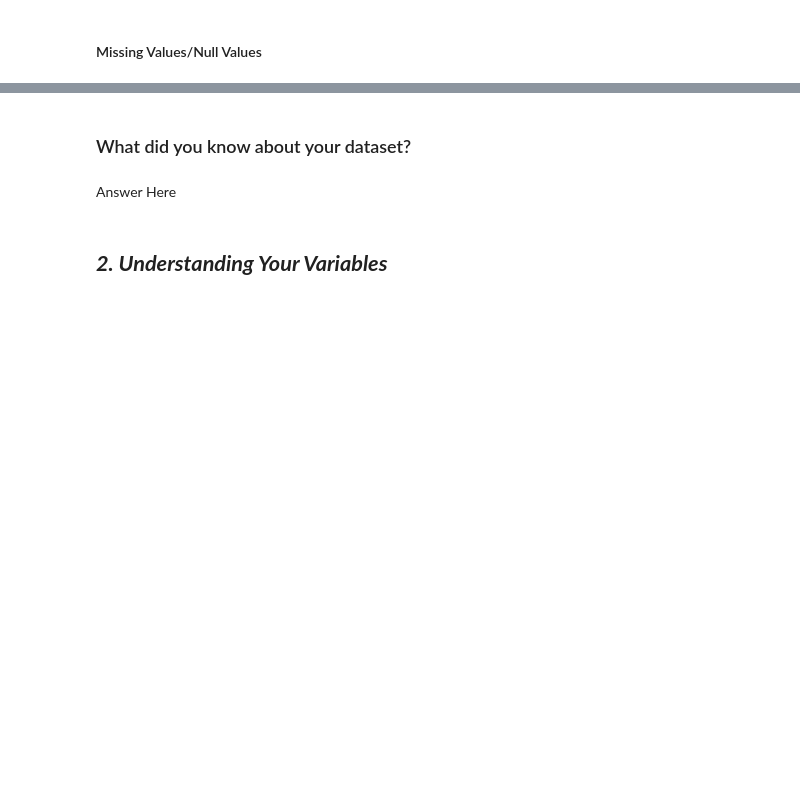
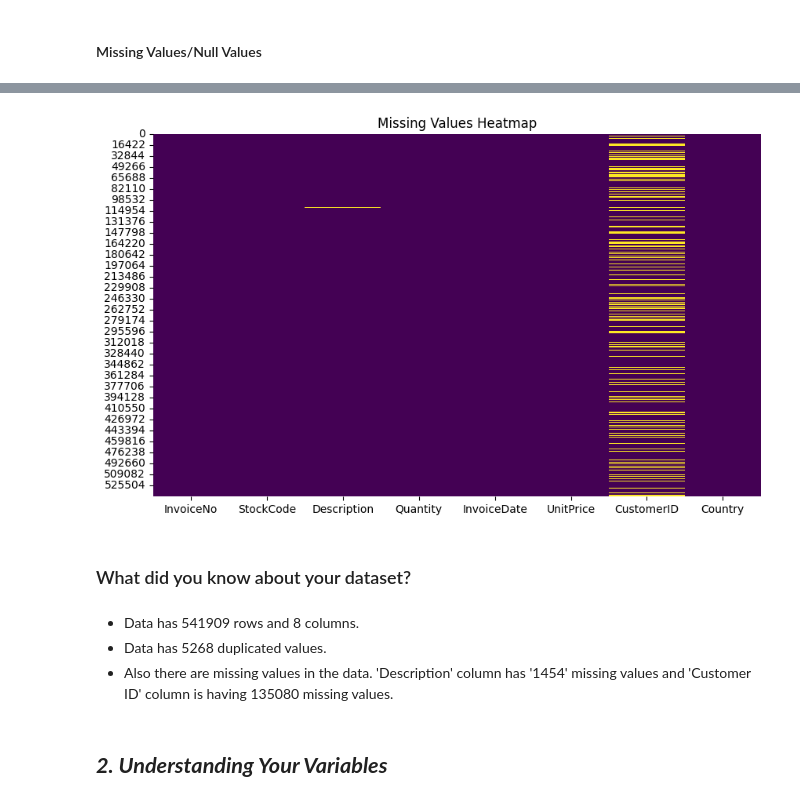
Before and after one commit to akshat-mishra-ds/Myntra-Online-Retail-Customer-Segmentation, a Jupyter notebook: Myntra_Online_Retail_Customer_Segmentation.ipynb, the cells around one changed output, grey strips where cells are left out. Drawn from its saved outputs; the diff is of its cells as text; code cells hidden in the pictures; blank space fills up the shorter version.

```diff
--- a/Myntra_Online_Retail_Customer_Segmentation.ipynb
+++ b/Myntra_Online_Retail_Customer_Segmentation.ipynb
@@ -106,3 +119,7 @@ M - Multivariate Analysis
+# %%
+# Load Dataset
+data_path = "/content/drive/MyDrive/Colab Notebooks/Module 4 : Machine Learning/Capstone Project Unsupervised ML/Online Retail.csv"
+Myntra_Data = pd.read_csv(data_path)
 # %% [markdown]
 ### Dataset First View
 # %%
@@ -128,7 +186,18 @@ M - Multivariate Analysis
+# %%
+# Visualizing the missing values
+
+plt.figure(figsize=(10, 6))
+sns.heatmap(Myntra_Data.isnull(), cbar=False, cmap='viridis')
+plt.title('Missing Values Heatmap')
+plt.show()
+# %% [output]
+[figure, added]
 # %% [markdown]
 ### What did you know about your dataset?
-# %% [markdown]
-Answer Here
+# %% [markdown]
+- Data has 541909 rows and 8 columns.
+- Data has 5268 duplicated values.
+- Also there are missing values in the data. 'Description' column has '1454' missing values and 'Customer ID' column is having 135080 missing values.
 # %% [markdown]
 ## ***2. Understanding Your Variables***
 # %%
```
Also changed, not shown: parts of 10 cells of this notebook.
